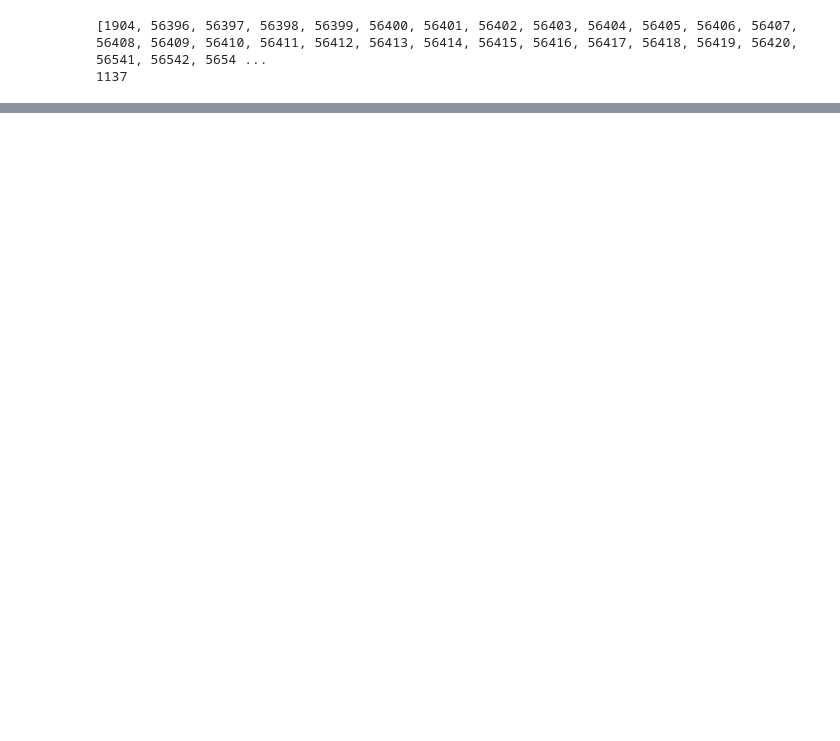
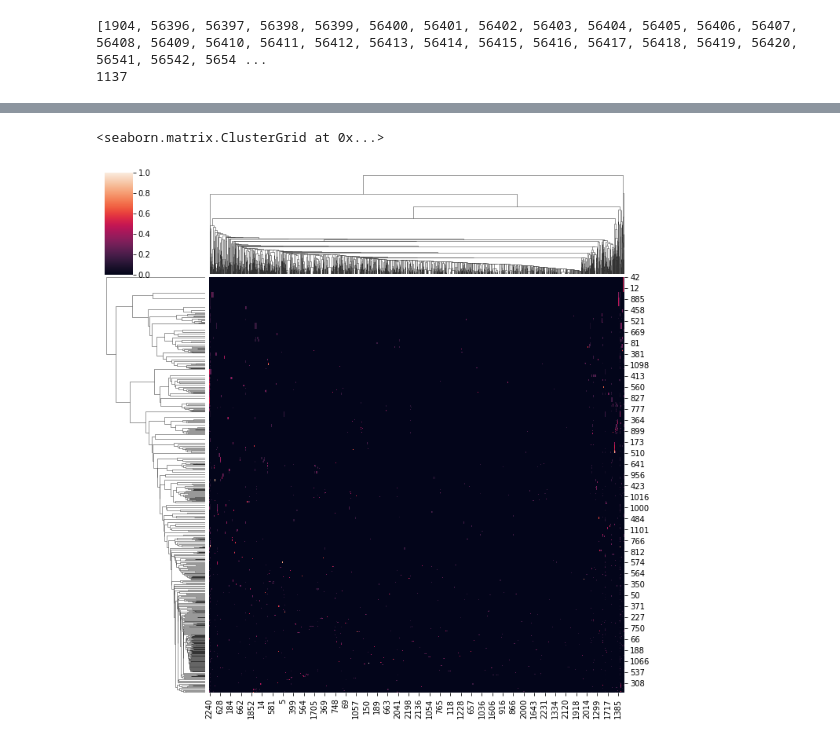
Before and after one commit to dsalinasduron-msmary/chemical_informatics, a Jupyter notebook: Fresh_Start.ipynb, the cells around one changed output, grey strips where cells are left out. Drawn from its saved outputs; the diff is of its cells as text; code cells hidden in the pictures; blank space fills up the shorter version.

```diff
--- a/Fresh_Start.ipynb
+++ b/Fresh_Start.ipynb
@@ -395,0 +888,8 @@ seaborn.clustermap(tf_idf_vector.toarray(),method='ward')
+# %%
+# count matrix
+count_vector=Assay_Count_Vect.transform(Assay_Descriptions_List)
+
+# tf-idf scores
+tf_idf_vector=tfidf_transformer.transform(count_vector)
+print(tf_idf_vector)
+tf_idf_vector.shape
@@ -395,0 +938,7 @@ seaborn.clustermap(tf_idf_vector.toarray(),method='ward')
+# %%
+import seaborn
+
+seaborn.clustermap(tf_idf_vector.toarray(),method='ward')
+# %% [output]
+<seaborn.matrix.ClusterGrid at 0x...>
+[figure, added]
```
Also changed, not shown: parts of 48 cells of this notebook, 4 other files.
